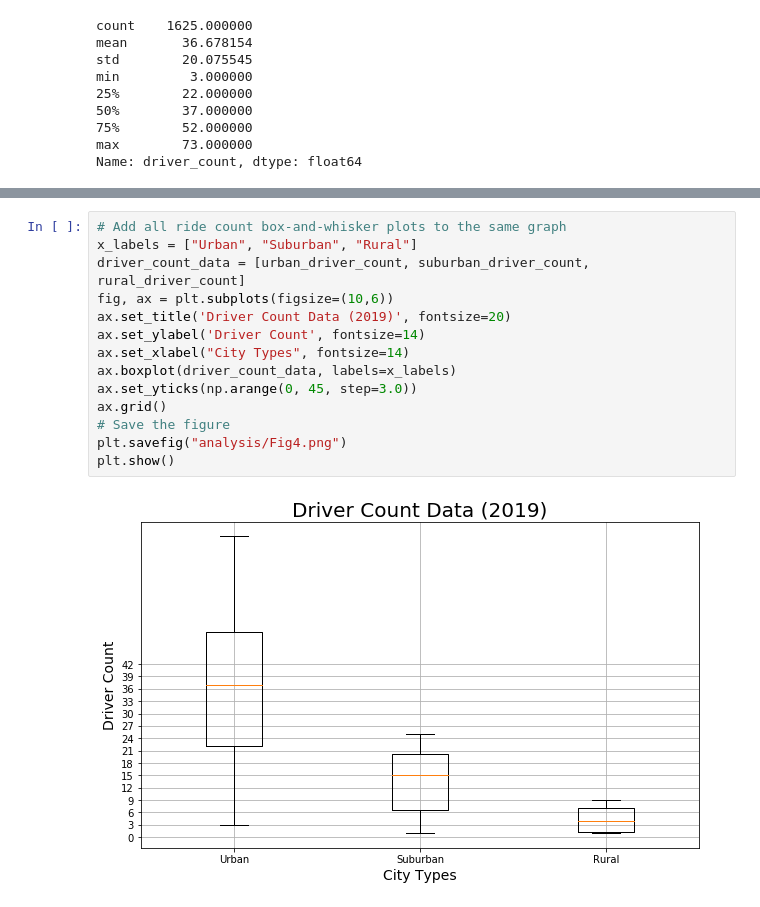
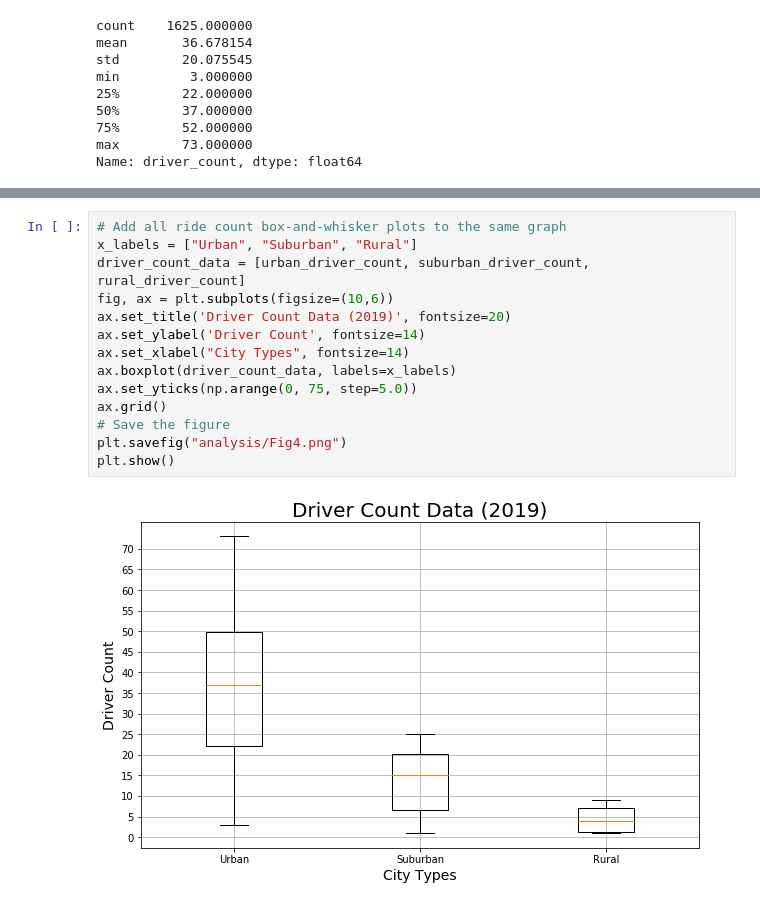
Before and after one commit to arodriguez82/Pyber_Analysis, a Jupyter notebook: PyBer.ipynb, the cells around one changed output, grey strips where cells are left out. Saved outputs shown, nothing was run; the diff lists cells and outputs as text.

```diff
--- a/PyBer.ipynb
+++ b/PyBer.ipynb
@@ -760,16 +750,16 @@ Name: driver_count, dtype: float64
 # %%
 # Add all ride count box-and-whisker plots to the same graph
 x_labels = ["Urban", "Suburban", "Rural"]
 driver_count_data = [urban_driver_count, suburban_driver_count, rural_driver_count]
 fig, ax = plt.subplots(figsize=(10,6))
 ax.set_title('Driver Count Data (2019)', fontsize=20)
 ax.set_ylabel('Driver Count', fontsize=14)
 ax.set_xlabel("City Types", fontsize=14)
 ax.boxplot(driver_count_data, labels=x_labels)
-ax.set_yticks(np.arange(0, 45, step=3.0))
+ax.set_yticks(np.arange(0, 75, step=5.0))
 ax.grid()
 # Save the figure
 plt.savefig("analysis/Fig4.png")
 plt.show()
 # %% [output]
-[figure, old version]
+[figure, new version]
```
Also changed, not shown: parts of 5 cells of this notebook, 2 other files.
